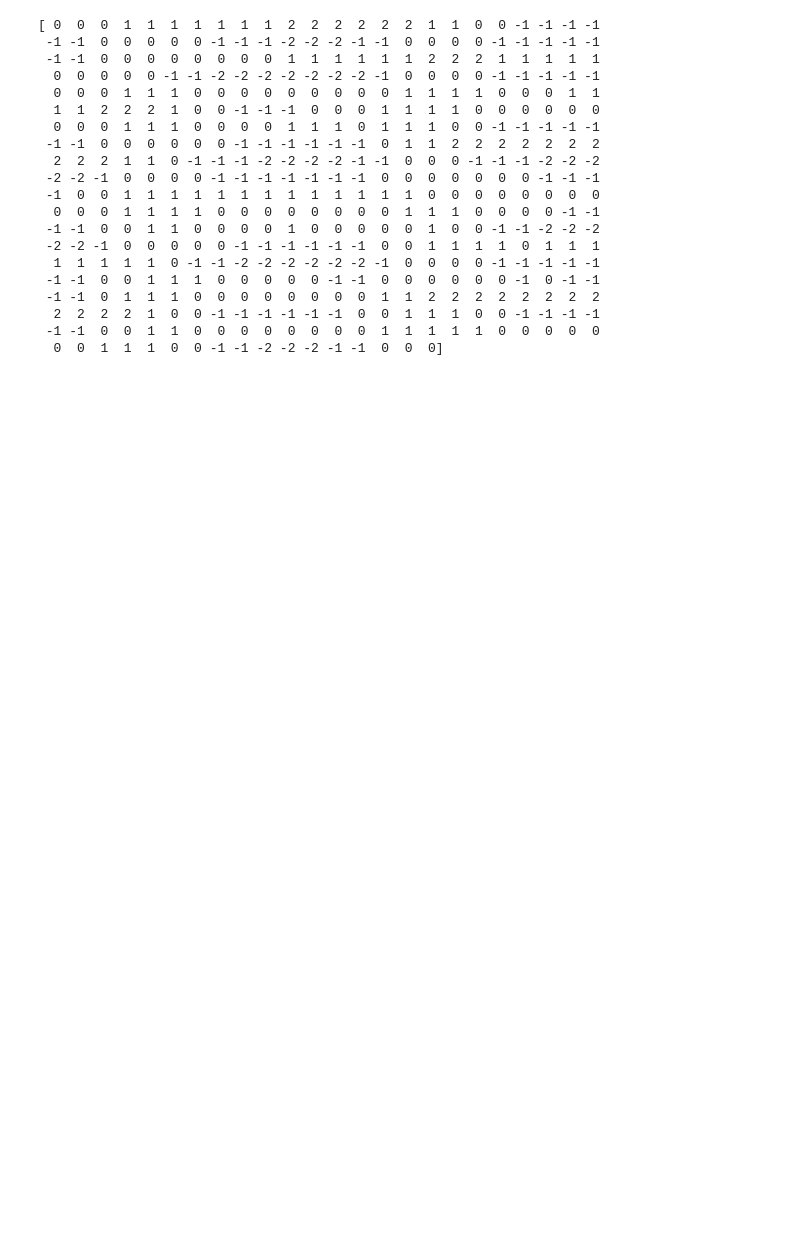
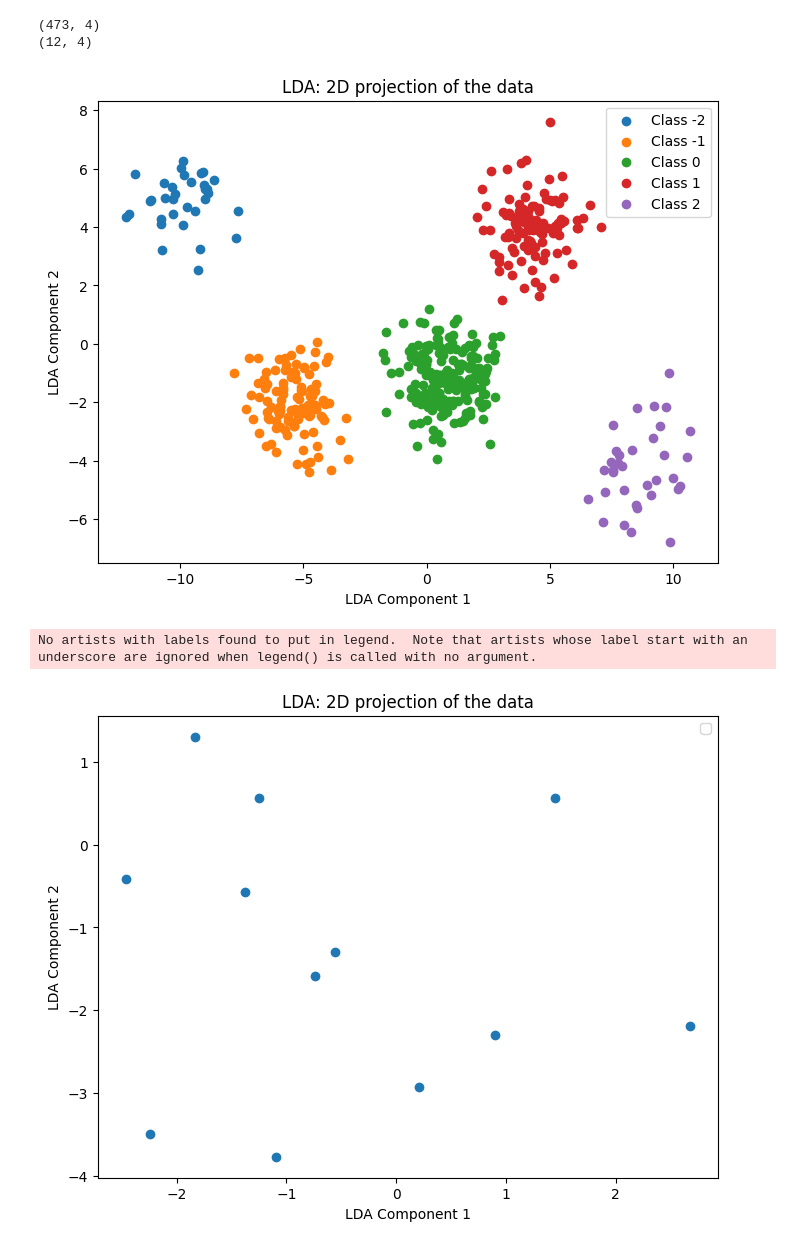
Before and after one commit to emmagurcan/ElNino, a Jupyter notebook: Final.ipynb, the cells around one changed output. Saved outputs shown, nothing was run; the diff lists cells and outputs as text; code cells hidden in the pictures; blank space fills up the shorter version.

```diff
--- a/Final.ipynb
+++ b/Final.ipynb
@@ -210,23 +189,41 @@ Average cross-validation score: 1.0
-# %%
-print(ys_np)
-# %% [output]
-[ 0  0  0  1  1  1  1  1  1  1  2  2  2  2  2  2  1  1  0  0 -1 -1 -1 -1
- -1 -1  0  0  0  0  0 -1 -1 -1 -2 -2 -2 -1 -1  0  0  0  0 -1 -1 -1 -1 -1
- -1 -1  0  0  0  0  0  0  0  0  1  1  1  1  1  1  2  2  2  1  1  1  1  1
-  0  0  0  0  0 -1 -1 -2 -2 -2 -2 -2 -2 -2 -1  0  0  0  0 -1 -1 -1 -1 -1
-  0  0  0  1  1  1  0  0  0  0  0  0  0  0  0  1  1  1  1  0  0  0  1  1
-  1  1  2  2  2  1  0  0 -1 -1 -1  0  0  0  1  1  1  1  0  0  0  0  0  0
-  0  0  0  1  1  1  0  0  0  0  1  1  1  0  1  1  1  0  0 -1 -1 -1 -1 -1
- -1 -1  0  0  0  0  0  0 -1 -1 -1 -1 -1 -1  0  1  1  2  2  2  2  2  2  2
-  2  2  2  1  1  0 -1 -1 -1 -2 -2 -2 -2 -1 -1  0  0  0 -1 -1 -1 -2 -2 -2
- -2 -2 -1  0  0  0  0 -1 -1 -1 -1 -1 -1 -1  0  0  0  0  0  0  0 -1 -1 -1
- -1  0  0  1  1  1  1  1  1  1  1  1  1  1  1  1  0  0  0  0  0  0  0  0
-  0  0  0  1  1  1  1  0  0  0  0  0  0  0  0  1  1  1  0  0  0  0 -1 -1
- -1 -1  0  0  1  1  0  0  0  0  1  0  0  0  0  0  1  0  0 -1 -1 -2 -2 -2
- -2 -2 -1  0  0  0  0  0 -1 -1 -1 -1 -1 -1  0  0  1  1  1  1  0  1  1  1
-  1  1  1  1  1  0 -1 -1 -2 -2 -2 -2 -2 -2 -1  0  0  0  0 -1 -1 -1 -1 -1
- -1 -1  0  0  1  1  1  0  0  0  0  0 -1 -1  0  0  0  0  0  0 -1  0 -1 -1
- -1 -1  0  1  1  1  0  0  0  0  0  0  0  0  1  1  2  2  2  2  2  2  2  2
-  2  2  2  2  1  0  0 -1 -1 -1 -1 -1 -1  0  0  1  1  1  0  0 -1 -1 -1 -1
- -1 -1  0  0  1  1  0  0  0  0  0  0  0  0  1  1  1  1  1  0  0  0  0  0
-  0  0  1  1  1  0  0 -1 -1 -2 -2 -2 -1 -1  0  0  0]
+# %%
+import matplotlib.pyplot as plt
+
+# Scale the data
+scaler = StandardScaler()
+X_scaled = scaler.fit_transform(xs_np)
+
+# Apply PCA
+pca = PCA(n_components=0.99)
+X_pca = pca.fit_transform(X_scaled)
+
+# Apply LDA
+lda = LinearDiscriminantAnalysis()
+X_lda = lda.fit_transform(X_pca, ys_np)
+
+plt.figure(figsize=(8, 6))
+for class_value in np.unique(ys_np):
+    # Select indices of class
+    indices = np.where(ys_np == class_value)
+    # Plot those points with a specific color
+    plt.scatter(X_lda[indices, 0], X_lda[indices, 1], label=f"Class {class_value}")
+
+plt.xlabel('LDA Component 1')
+plt.ylabel('LDA Component 2')
+plt.title('LDA: 2D projection of the data')
+plt.legend()
+plt.show()
+
+plt.figure(figsize=(8, 6))
+plt.scatter(X_lda_pred[:, 0], X_lda_pred[:, 1])
+plt.xlabel('LDA Component 1')
+plt.ylabel('LDA Component 2')
+plt.title('LDA: 2D projection of the data')
+plt.legend()
+plt.show()
+# %% [output]
+(473, 4)
+(12, 4)
+[figure, added]
+No artists with labels found to put in legend.  Note that artists whose label start with an underscore are ignored when legend() is called with no argument.
+[figure, added]
```
Also changed, not shown: parts of 2 cells of this notebook, 2 other files.
